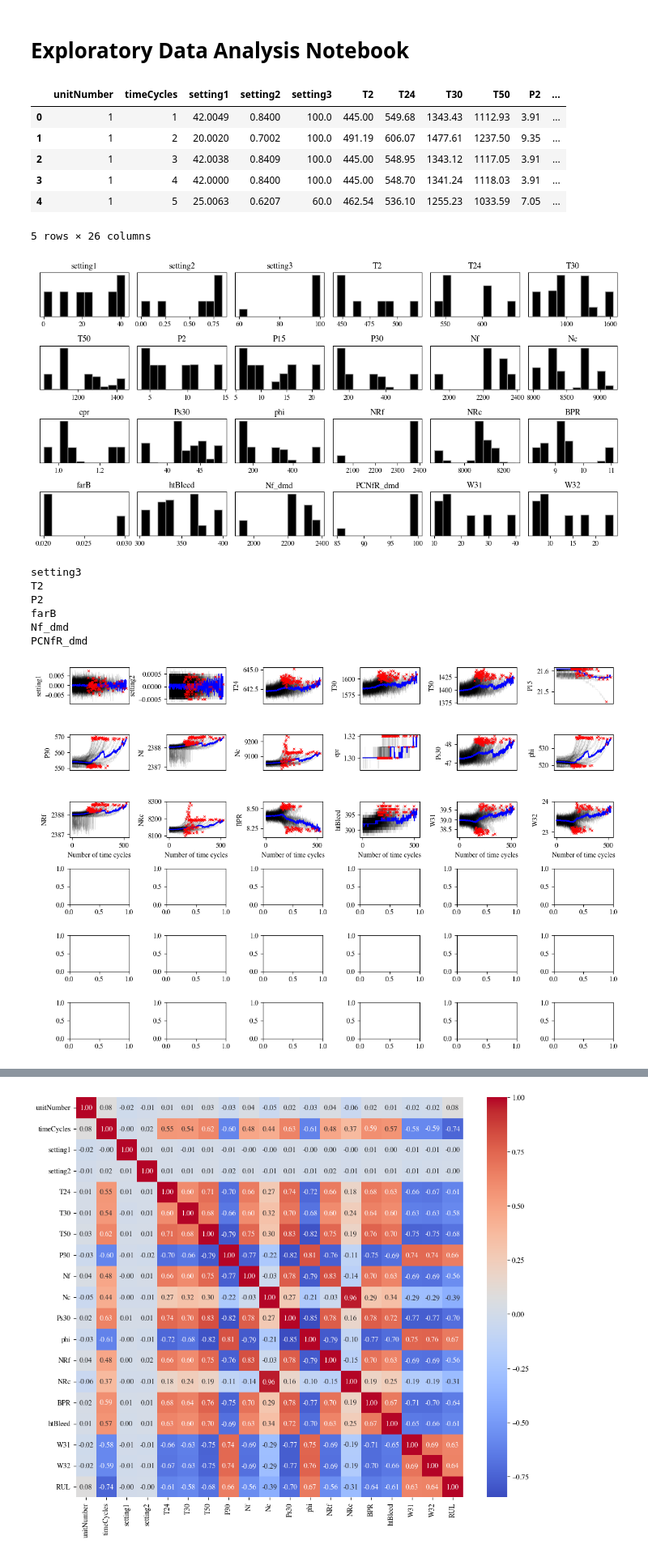
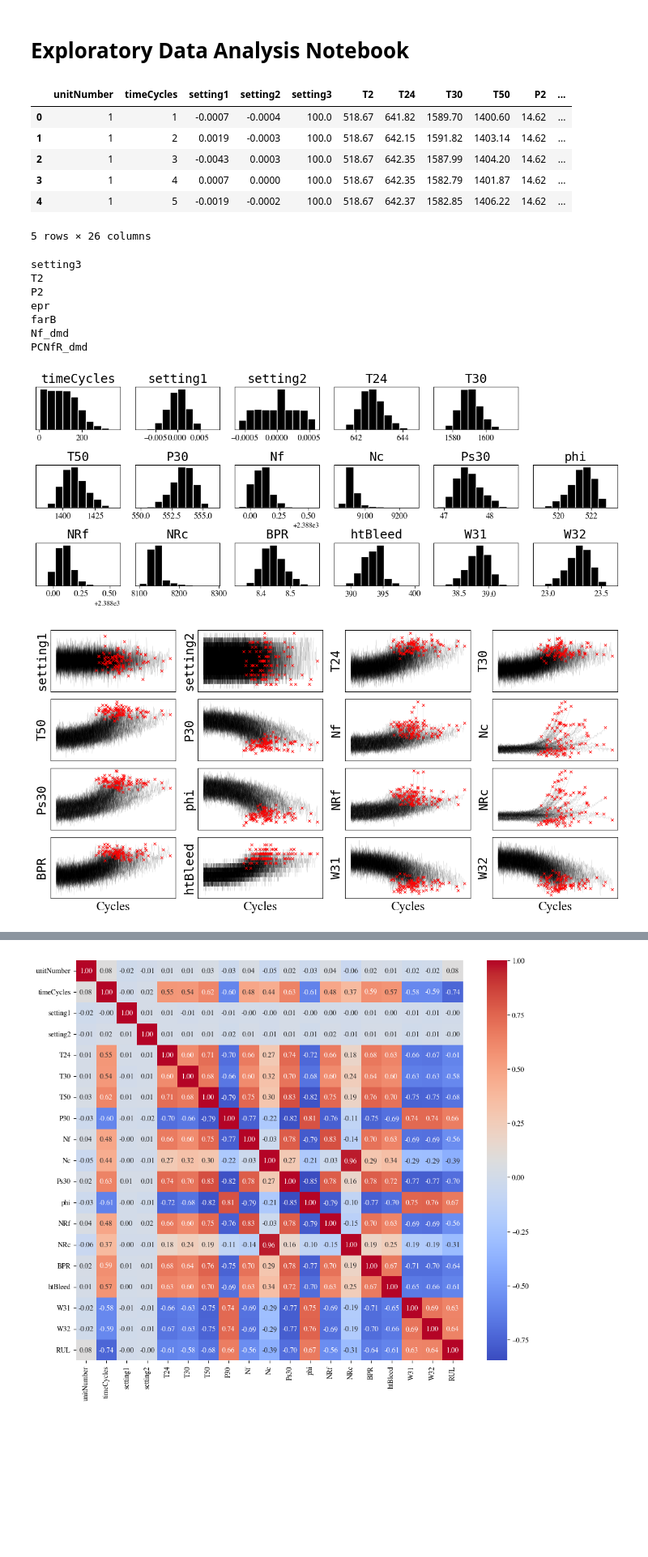
Before and after one commit to martinbog19/ml-engine-maintenance, a Jupyter notebook: EDA_.ipynb, the cells around one changed output, grey strips where cells are left out. Shown at 81% size. Drawn from its saved outputs; the diff is of its cells as text; code cells hidden in the pictures; blank space fills up the shorter version.

```diff
--- a/EDA_.ipynb
+++ b/EDA_.ipynb
@@ -32,7 +32,7 @@ measurements = ['T2',        # [°R]       Total temperature at fan inlet
 settings = ['setting1', 'setting2', 'setting3']
 # %%
 # Read the .txt file
-data = pd.read_csv('CMAPSSData/train_FD004.txt', header = None, sep = ' ')
+data = pd.read_csv('CMAPSSData/train_FD001.txt', header = None, sep = ' ')
 # Rename the columns approprietly
 data.columns = ['unitNumber', 'timeCycles'] + settings + measurements + ['drop1', 'drop2']
 # Drop the two NaN columns
@@ -40,27 +40,15 @@ data = data.drop(columns = ['drop1', 'drop2'])
 data.head()
 # %% [output]
 |  | unitNumber | timeCycles | setting1 | setting2 | setting3 | T2 | T24 | T30 | T50 | P2 | ... |
-| 0 | 1 | 1 | 42.0049 | 0.8400 | 100.0 | 445.00 | 549.68 | 1343.43 | 1112.93 | 3.91 | ... |
-| 1 | 1 | 2 | 20.0020 | 0.7002 | 100.0 | 491.19 | 606.07 | 1477.61 | 1237.50 | 9.35 | ... |
-| 2 | 1 | 3 | 42.0038 | 0.8409 | 100.0 | 445.00 | 548.95 | 1343.12 | 1117.05 | 3.91 | ... |
-| 3 | 1 | 4 | 42.0000 | 0.8400 | 100.0 | 445.00 | 548.70 | 1341.24 | 1118.03 | 3.91 | ... |
-| 4 | 1 | 5 | 25.0063 | 0.6207 | 60.0 | 462.54 | 536.10 | 1255.23 | 1033.59 | 7.05 | ... |
+| 0 | 1 | 1 | -0.0007 | -0.0004 | 100.0 | 518.67 | 641.82 | 1589.70 | 1400.60 | 14.62 | ... |
+| 1 | 1 | 2 | 0.0019 | -0.0003 | 100.0 | 518.67 | 642.15 | 1591.82 | 1403.14 | 14.62 | ... |
+| 2 | 1 | 3 | -0.0043 | 0.0003 | 100.0 | 518.67 | 642.35 | 1587.99 | 1404.20 | 14.62 | ... |
+| 3 | 1 | 4 | 0.0007 | 0.0000 | 100.0 | 518.67 | 642.35 | 1582.79 | 1401.87 | 14.62 | ... |
+| 4 | 1 | 5 | -0.0019 | -0.0002 | 100.0 | 518.67 | 642.37 | 1582.85 | 1406.22 | 14.62 | ... |
 5 rows × 26 columns
-# %%
-fig, ax = plt.subplots(4, 6, figsize = (12, 6)); ax = ax.flatten()
-for i, feature in enumerate(settings + measurements) :
-
-    ax[i].hist(data[feature], color = 'k', edgecolor = 'darkgrey')
-    ax[i].set_title(feature)
-    ax[i].set_yticks([])
-
-plt.tight_layout(w_pad = 0.01)
-plt.show()
-# %% [output]
-[figure, removed]
 # %%
 # Print list of constant features
-constantFeatures = [] # This feature is constant + some corrupted/outliers values
+constantFeatures = ['P15'] # This feature is constant + some corrupted/outliers values
 for feature in settings + measurements :
     if data[feature].min() == data[feature].max() :
         print(feature)
@@ -73,30 +61,63 @@ measurements = [meas for meas in measurements if meas not in constantFeatures]
 setting3
 T2
 P2
+epr
 farB
 Nf_dmd
 PCNfR_dmd
+# %%
+fig, ax = plt.subplots(3, 6, figsize = (12, 5)); ax = ax.flatten()
+for i, feature in enumerate(['timeCycles'] + settings + measurements) :
+
+    if i >= 5:
+        i = i + 1
+
+    if 'setting' in feature :
+        o = {'setting1': -3, 'setting2': -4}.get(feature)
+    else:
+        o = np.floor(np.log10(abs(data[feature].mean())))
+
+    ax[i].hist(data[feature], color = 'k', edgecolor = 'w')
+    ax[i].set_title(feature, fontname = 'monospace', size = 18)
+    ax[i].tick_params(labelsize = 12)
+   # ax[i].set_xlabel(rf'$\times$ 10^{o}')
+    ax[i].set_yticks([])
+
+   # ax[i].set_xticks(np.round(data[feature].min() * 10 ** -o + np.array([1/3, 2/3]) * (data[feature].max() - data[feature].min()) * 10 ** -o, 3))
+
+ax[5].set_xticks([])
+ax[5].set_yticks([])
+ax[5].spines[['right', 'top', 'bottom', 'left']].set_visible(False)
+
+plt.tight_layout(h_pad = 0.01)
+plt.savefig('figures/histograms_.jpeg', dpi = 400)
+plt.show()
+# %% [output]
+[figure, added]
 # %%
 data_mean = data.groupby('timeCycles').median(settings + measurements).reset_index()
 
-fig, ax = plt.subplots(6, 6, figsize = (12, 8)); ax = ax.flatten()
+fig, ax = plt.subplots(4, 4, figsize = (12, 6)); ax = ax.flatten()
 
 for i, feature in enumerate(settings + measurements) :
-    ax[i].plot(data_mean['timeCycles'], data_mean[feature], c = 'blue', linewidth = 1.2, zorder = 0)
+ #   ax[i].plot(data_mean['timeCycles'], data_mean[feature], c = 'blue', linewidth = 1.2, zorder = 0)
     for unit in list(data['unitNumber'].unique()) :
         dataUnit = data.groupby('unitNumber').get_group(unit)
-        ax[i].plot(dataUnit['timeCycles'], dataUnit[feature], c = 'k', alpha = 0.1, linewidth = 0.4, zorder = -1)
-        ax[i].scatter(dataUnit['timeCycles'].tail(1), dataUnit[feature].tail(1), c = 'red', marker = 'x', s = 10, zorder = 1, linewidth = 0.75)
-    ax[i].set_ylabel(feature)
+        ax[i].plot(dataUnit['timeCycles'], dataUnit[feature], c = 'k', alpha = 0.5, linewidth = 0.1, zorder = -1)
+        ax[i].scatter(dataUnit['timeCycles'].tail(1), dataUnit[feature].tail(1), c = 'red', marker = 'x', s = 15, zorder = 1, linewidth = 0.75)
+    ax[i].set_ylabel(feature, fontname = 'monospace', size = 18)
+    ax[i].tick_params(labelsize = 12)
+    ax[i].set_xticks([]); ax[i].set_yticks([])
     if i < 12 :
         ax[i].set_xticks([])
     else :
-        ax[i].set_xlabel('Number of time cycles')
+        ax[i].set_xlabel('Cycles', size = 18)
 
-plt.tight_layout(w_pad = 0.01)
+plt.tight_layout()
+plt.savefig('figures/time-series.jpeg', dpi = 500)
 plt.show()
 # %% [output]
-[figure, old version]
+[figure, new version]
 # %%
 RULs = data.groupby('unitNumber')['timeCycles'].max().reset_index().rename(columns = {'timeCycles': 'failTime'})
 data = data.merge(RULs, on = 'unitNumber', how = 'left')
```
Also changed, not shown: parts of 2 cells of this notebook, 7 other files.
